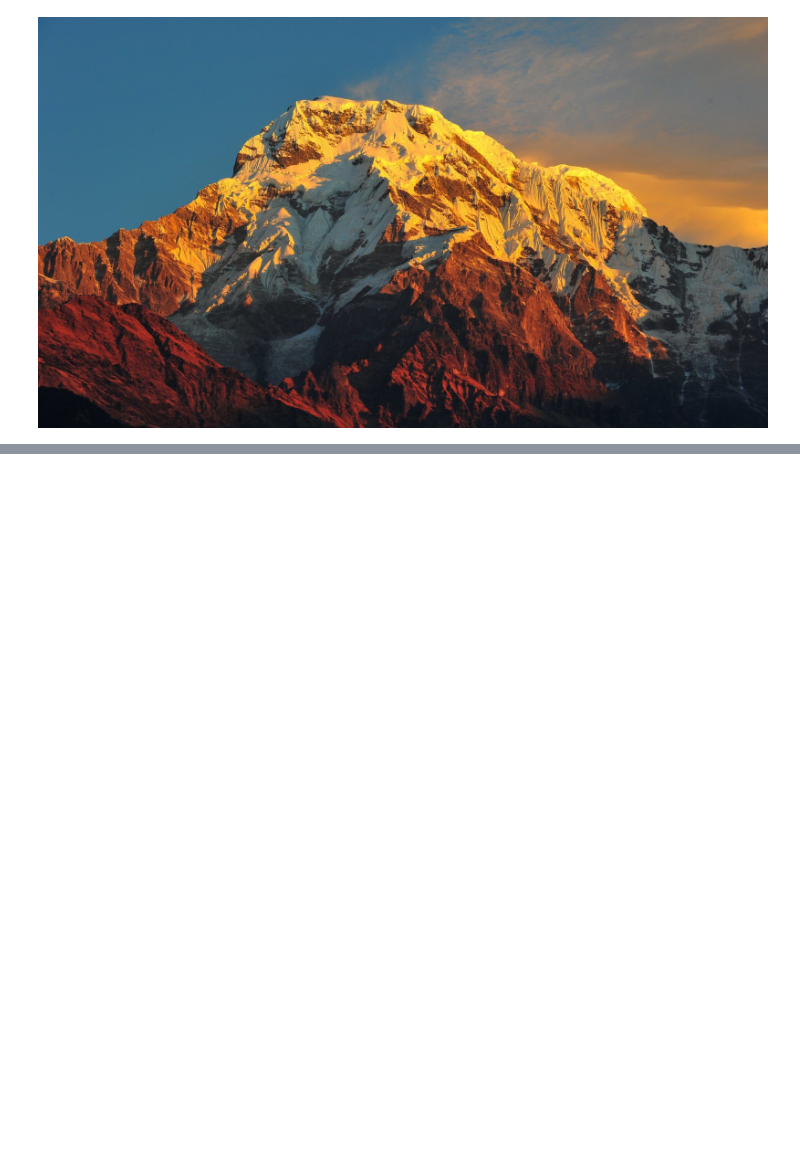
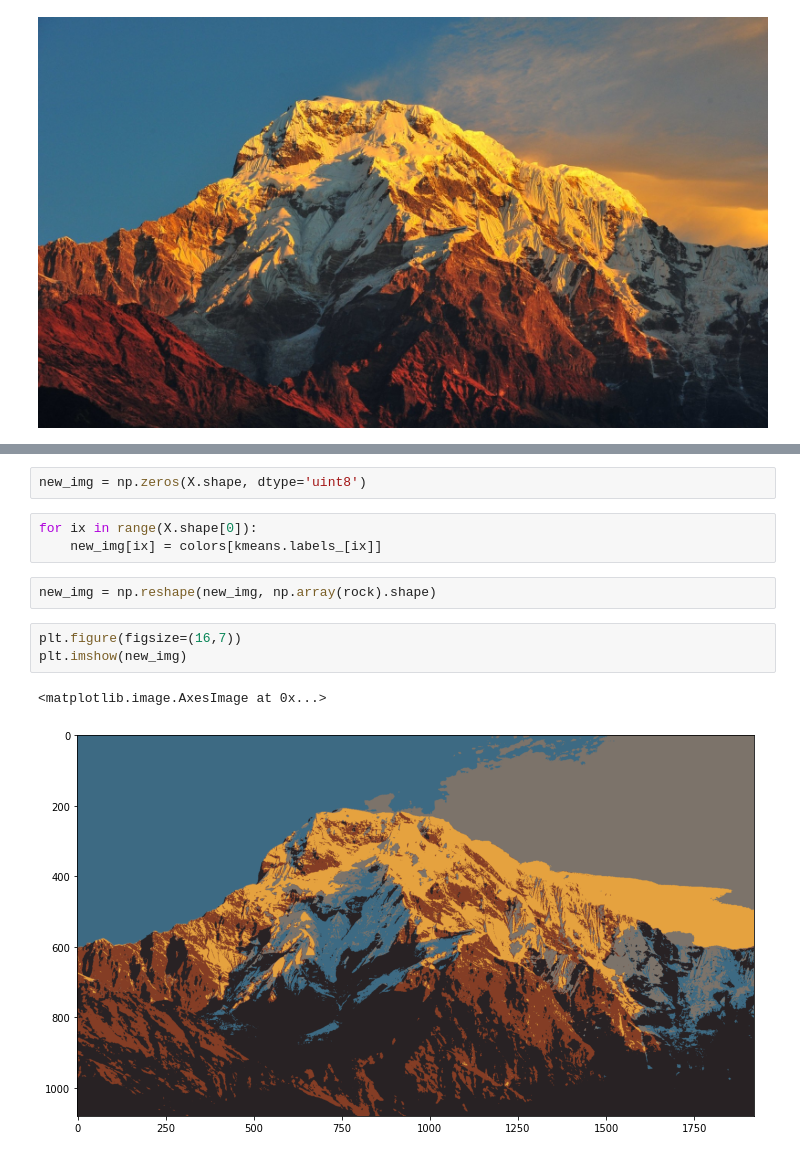
Before and after one commit to msuvorov7/lazy_segmenter, a Jupyter notebook: notebooks/step_0_prototype.ipynb, the cells around one changed output, grey strips where cells are left out. Saved outputs shown, nothing was run; the diff lists cells and outputs as text; blank space fills up the shorter version.

```diff
--- a/notebooks/step_0_prototype.ipynb
+++ b/notebooks/step_0_prototype.ipynb
@@ -8,0 +53,13 @@ Image.open('../data/rock.jpg')
+# %%
+new_img = np.zeros(X.shape, dtype='uint8')
+# %%
+for ix in range(X.shape[0]):
+    new_img[ix] = colors[kmeans.labels_[ix]]
+# %%
+new_img = np.reshape(new_img, np.array(rock).shape)
+# %%
+plt.figure(figsize=(16,7))
+plt.imshow(new_img)
+# %% [output]
+<matplotlib.image.AxesImage at 0x...>
+[figure, added]
```
Also changed, not shown: parts of 10 cells of this notebook.
